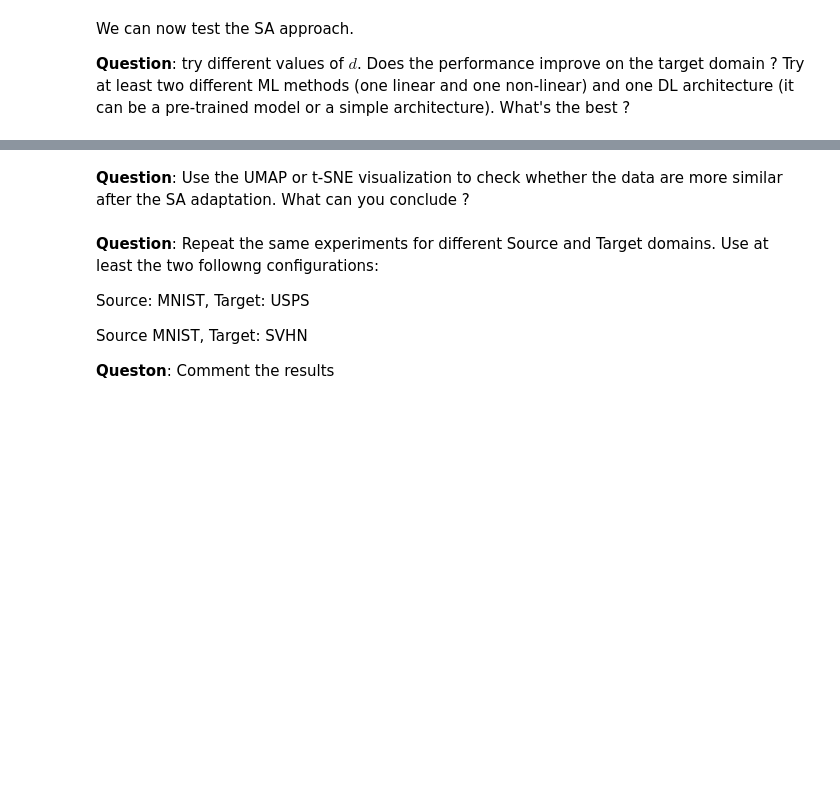
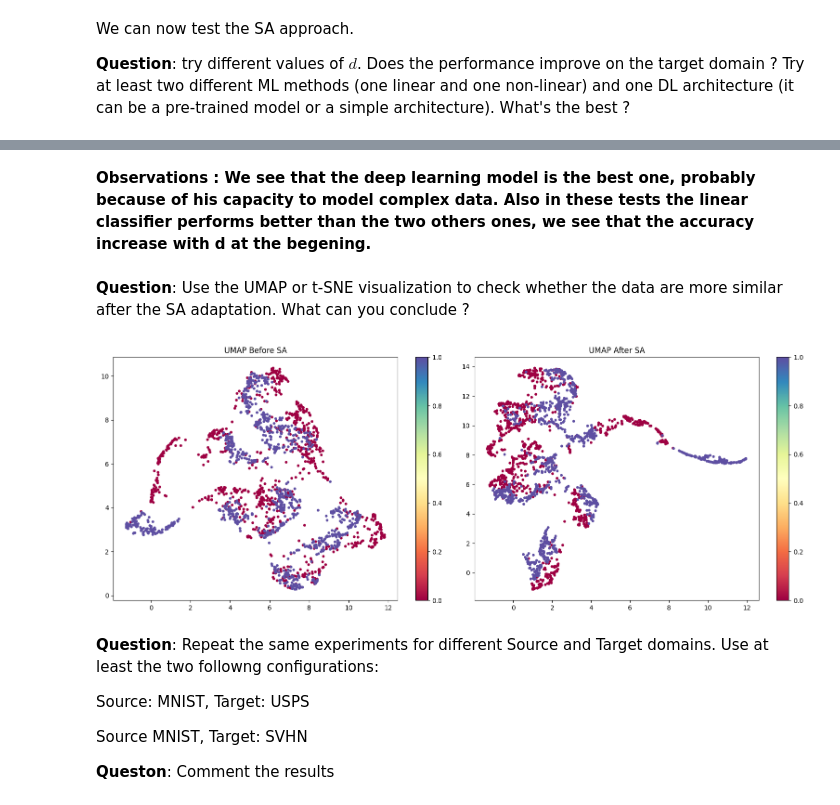
Before and after one commit to arazig/Representation-Learning-for-CV-and-Medical-Imaging, a Jupyter notebook: TP_DomainAdaptation.ipynb, the cells around one changed output, grey strips where cells are left out. Cells and saved outputs as stored; diff of their text form; code cells hidden in the pictures; blank space fills up the shorter version.

```diff
--- a/TP_DomainAdaptation.ipynb
+++ b/TP_DomainAdaptation.ipynb
@@ -747,2 +748,4 @@ XXXXXXX
+# %% [markdown]
+**Observations : We see that the deep learning model is the best one, probably because of his capacity to model complex data. Also in these tests the linear classifier performs better than the two others ones, we see that the accuracy increase with d at the begening.**
 # %% [markdown]
 **Question**: Use the UMAP or t-SNE visualization to check whether the data are more similar after the SA adaptation. What can you conclude ?
@@ -751,3 +752,32 @@ XXXXXXX
+# %%
+d = 20
+XTrainSp, XTestSp, XTrainTp, XTestTp = SA(XtrainS, XtestS, XtrainT, XtestT, d=d)
+
+X_before = np.vstack((XtrainS, XtrainT))
+X_after = np.vstack((XTrainSp, XTrainTp))
+
+labels_before = np.hstack((np.zeros(XtrainS.shape[0]), np.ones(XtrainT.shape[0])))
+labels_after = np.hstack((np.zeros(XTrainSp.shape[0]), np.ones(XTrainTp.shape[0])))
+
+# UMAP plot
+def plot_umap(X, labels, title, ax):
+    reducer = umap.UMAP(random_state=42)
+    embedding = reducer.fit_transform(X)
+
+    scatter = ax.scatter(embedding[:, 0], embedding[:, 1], c=labels, cmap='Spectral', s=10)
+    ax.set_title(title)
+    plt.colorbar(scatter, ax=ax)
+
+fig, (ax1, ax2) = plt.subplots(1, 2, figsize=(16, 6))
+
+plot_umap(X_before, labels_before, "UMAP Before SA", ax1)
+
+plot_umap(X_after, labels_after, "UMAP After SA", ax2)
+
+plt.tight_layout()
+plt.show()
+# %% [output]
+[figure, added]
 # %% [markdown]
 **Question**: Repeat the same experiments for different Source and Target domains. Use at least the two followng configurations:
 
```
Also changed, not shown: parts of 28 cells of this notebook.
